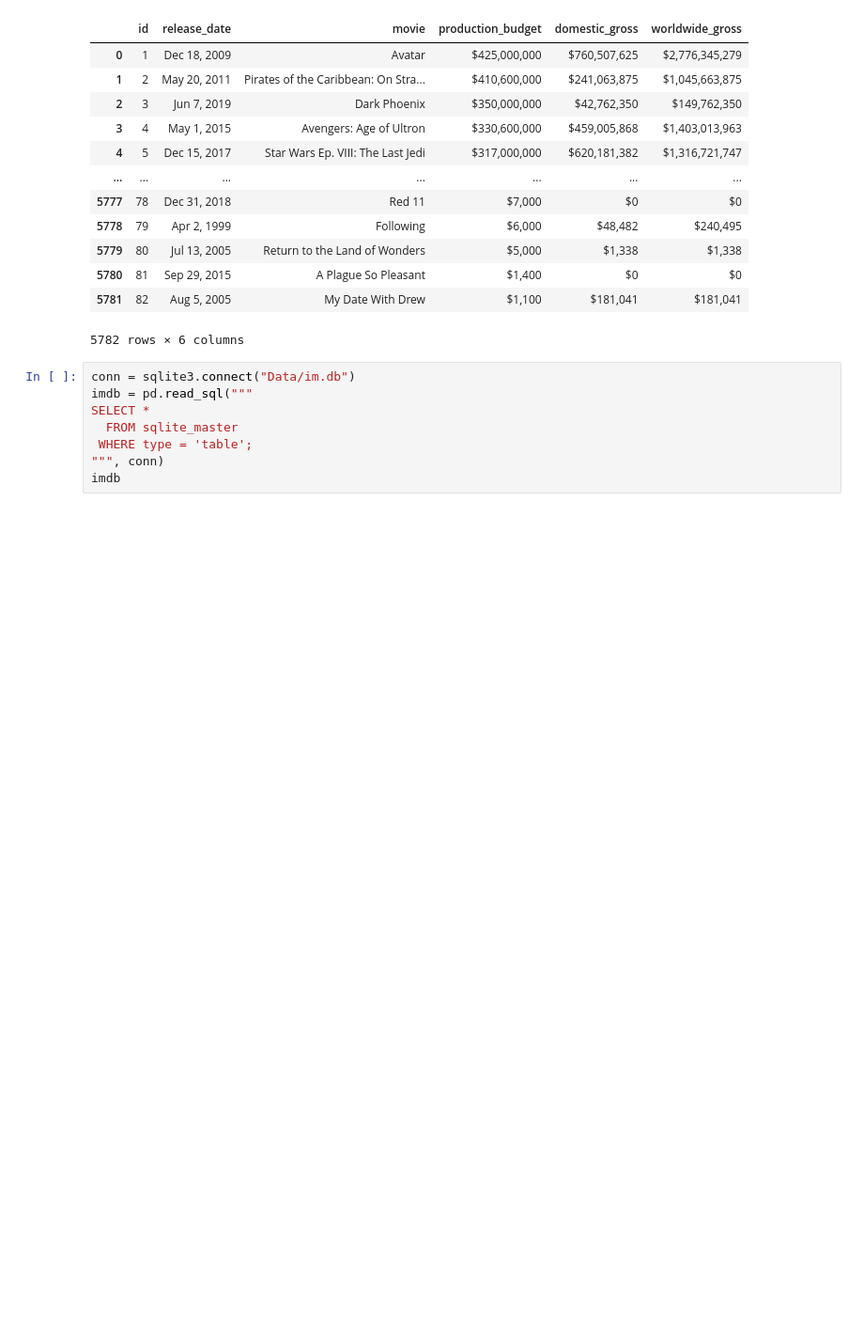
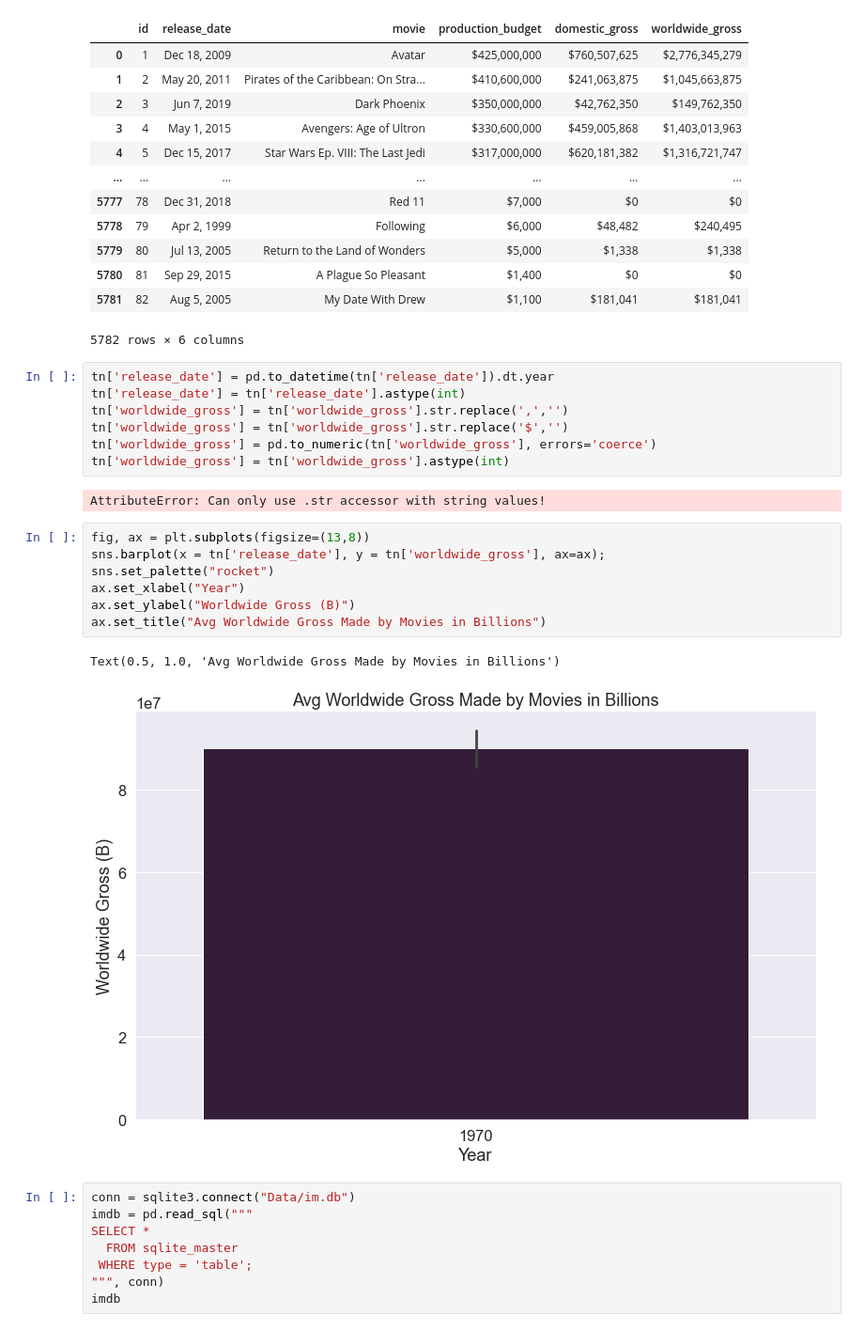
Before and after one commit to srinir301/Microsoft-Movie-Studio-Recommendations, a Jupyter notebook: Diego/student.ipynb, the cells around one changed output. Shown: that part at 94% size. Saved outputs shown, nothing was run; the diff lists cells and outputs as text; blank space fills up the shorter version.

```diff
--- a/Diego/student.ipynb
+++ b/Diego/student.ipynb
@@ -109,6 +148,25 @@ tn
 | 5780 | 81 | Sep 29, 2015 | A Plague So Pleasant | $1,400 | $0 | $0 |
 | 5781 | 82 | Aug 5, 2005 | My Date With Drew | $1,100 | $181,041 | $181,041 |
 5782 rows × 6 columns
+# %%
+tn['release_date'] = pd.to_datetime(tn['release_date']).dt.year
+tn['release_date'] = tn['release_date'].astype(int)
+tn['worldwide_gross'] = tn['worldwide_gross'].str.replace(',','')
+tn['worldwide_gross'] = tn['worldwide_gross'].str.replace('$','')
+tn['worldwide_gross'] = pd.to_numeric(tn['worldwide_gross'], errors='coerce')
+tn['worldwide_gross'] = tn['worldwide_gross'].astype(int)
+# %% [output]
+AttributeError: Can only use .str accessor with string values!
+# %%
+fig, ax = plt.subplots(figsize=(13,8))
+sns.barplot(x = tn['release_date'], y = tn['worldwide_gross'], ax=ax);
+sns.set_palette("rocket")
+ax.set_xlabel("Year")
+ax.set_ylabel("Worldwide Gross (B)")
+ax.set_title("Avg Worldwide Gross Made by Movies in Billions")
+# %% [output]
+Text(0.5, 1.0, 'Avg Worldwide Gross Made by Movies in Billions')
+[figure, added]
 # %%
 conn = sqlite3.connect("Data/im.db")
 imdb = pd.read_sql("""
```
Also changed, not shown: parts of 12 cells of this notebook, 1 other file.
